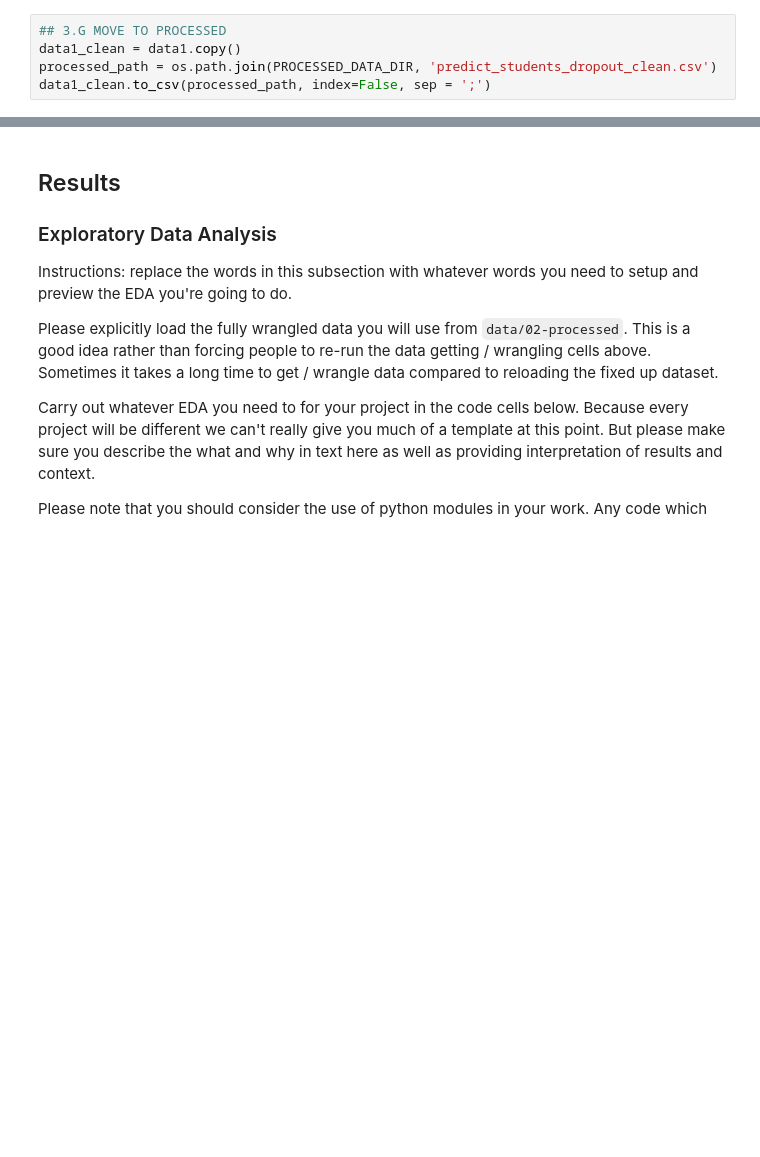
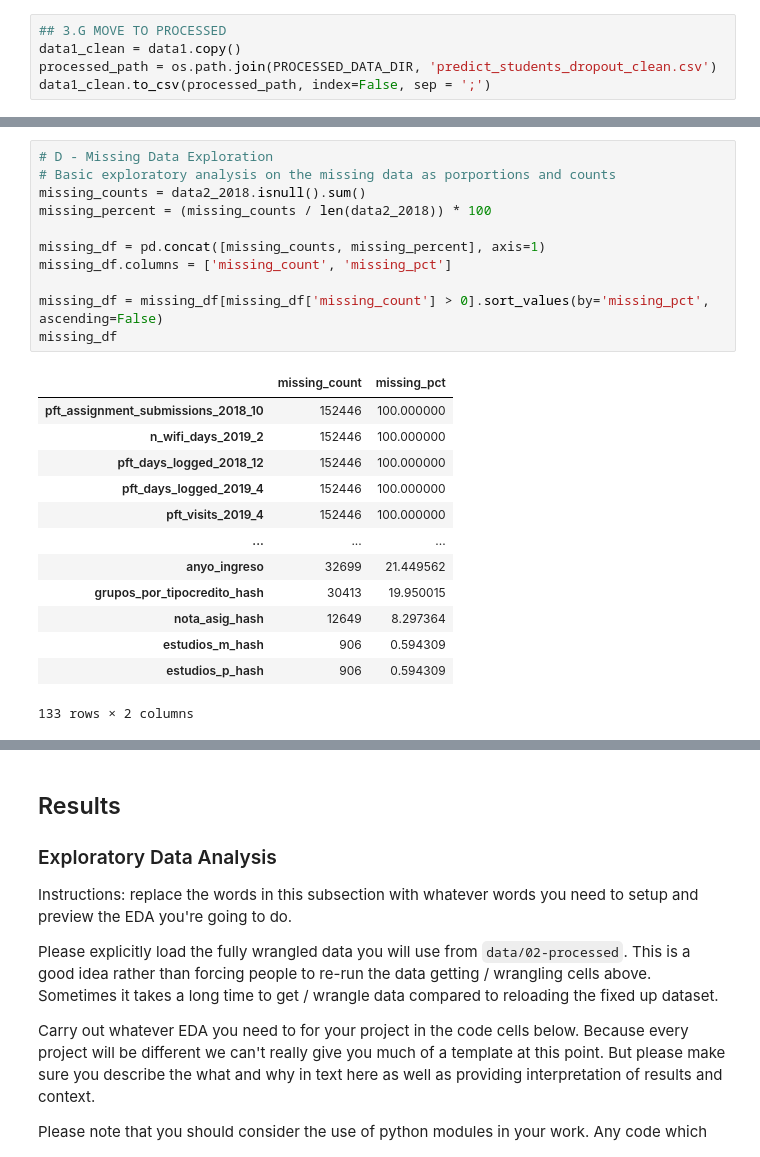
Before and after one commit to COGS108/Group127_WI26, a Jupyter notebook: 02-EDACheckpoint.ipynb, the cells around one changed output, grey strips where cells are left out. Saved outputs shown, nothing was run; the diff lists cells and outputs as text; blank space fills up the shorter version.

```diff
--- a/02-EDACheckpoint.ipynb
+++ b/02-EDACheckpoint.ipynb
@@ -297,0 +431,25 @@ data1_clean.describe()
+# %%
+# D - Missing Data Exploration
+# Basic exploratory analysis on the missing data as porportions and counts
+missing_counts = data2_2018.isnull().sum()
+missing_percent = (missing_counts / len(data2_2018)) * 100
+
+missing_df = pd.concat([missing_counts, missing_percent], axis=1)
+missing_df.columns = ['missing_count', 'missing_pct']
+
+missing_df = missing_df[missing_df['missing_count'] > 0].sort_values(by='missing_pct', ascending=False)
+missing_df
+# %% [output]
+|  | missing_count | missing_pct |
+| pft_assignment_submissions_2018_10 | 152446 | 100.000000 |
+| n_wifi_days_2019_2 | 152446 | 100.000000 |
+| pft_days_logged_2018_12 | 152446 | 100.000000 |
+| pft_days_logged_2019_4 | 152446 | 100.000000 |
+| pft_visits_2019_4 | 152446 | 100.000000 |
+| ... | ... | ... |
+| anyo_ingreso | 32699 | 21.449562 |
+| grupos_por_tipocredito_hash | 30413 | 19.950015 |
+| nota_asig_hash | 12649 | 8.297364 |
+| estudios_m_hash | 906 | 0.594309 |
+| estudios_p_hash | 906 | 0.594309 |
+133 rows × 2 columns
```
Also changed, not shown: parts of 20 cells of this notebook.
